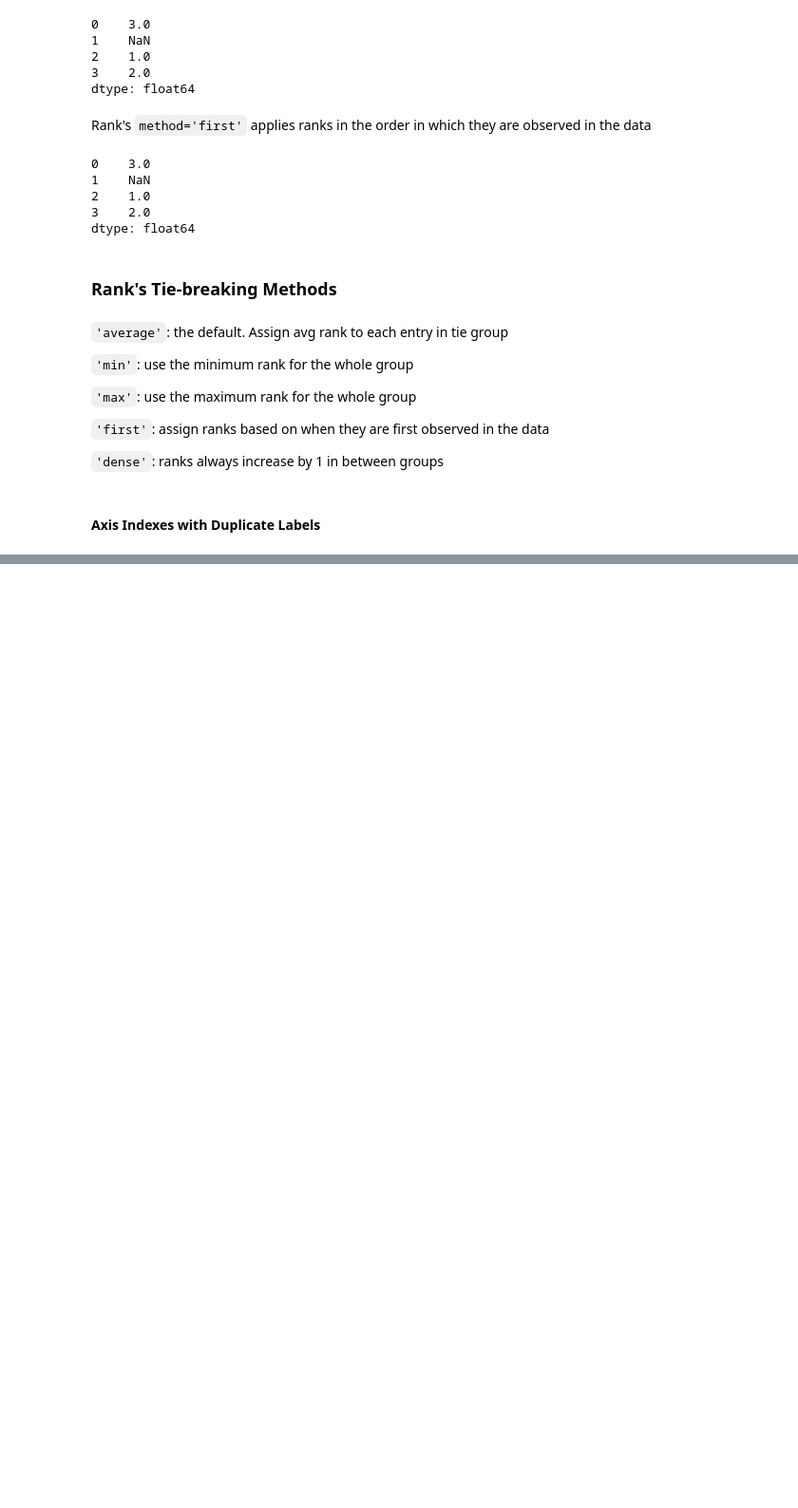
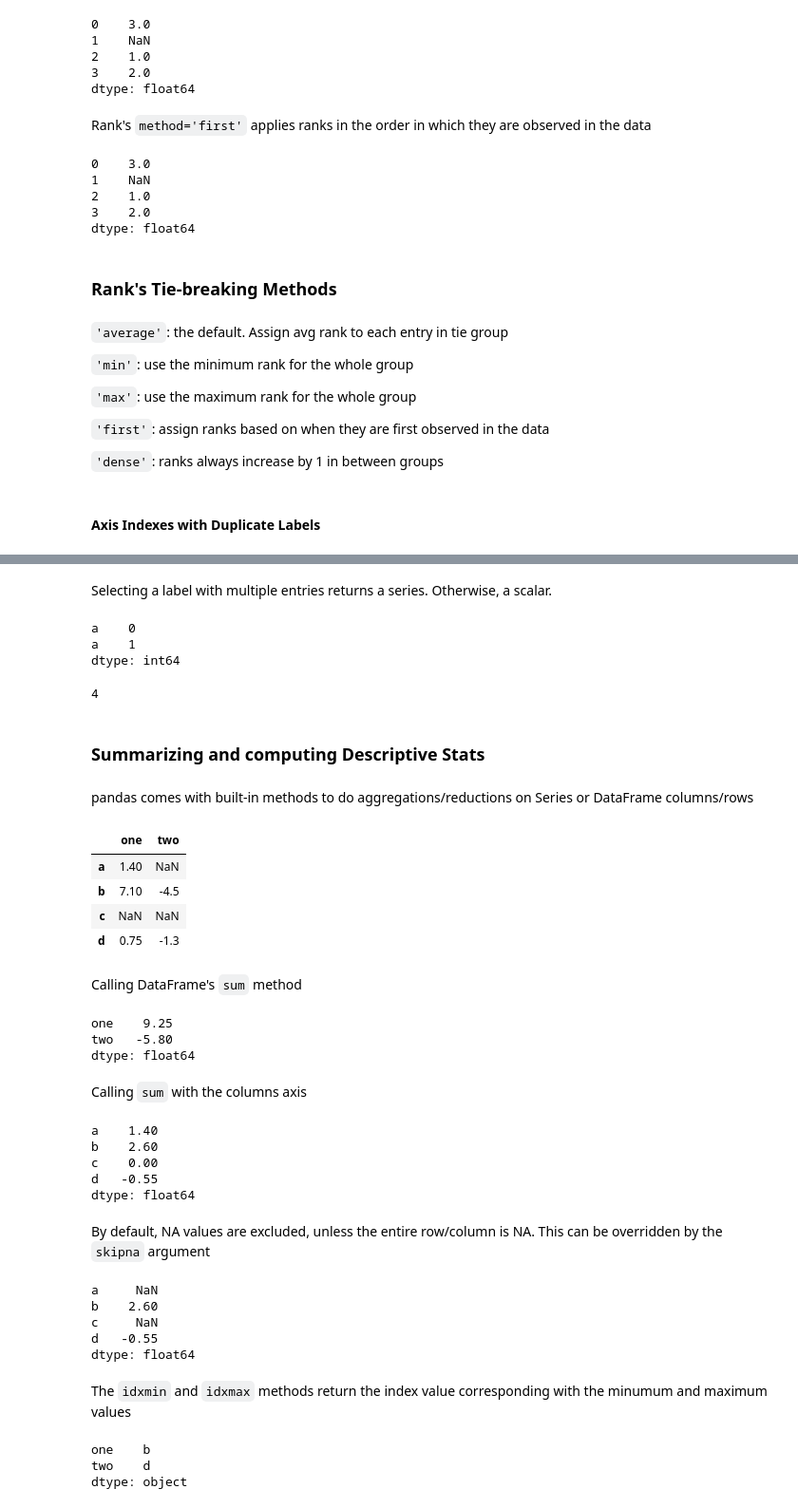
Before and after one commit to segoldma/python-errata, a Jupyter notebook: python_for_data_analysis.ipynb, the cells around one changed output, grey strips where cells are left out. Shown at 95% size. Saved outputs shown, nothing was run; the diff lists cells and outputs as text; code cells hidden in the pictures; blank space fills up the shorter version.

```diff
--- a/python_for_data_analysis.ipynb
+++ b/python_for_data_analysis.ipynb
@@ -1425,0 +1444,65 @@ dtype: float64
+# %% [markdown]
+Selecting a label with multiple entries returns a series. Otherwise, a scalar.
+# %%
+objs['a']
+# %% [output]
+a    0
+a    1
+dtype: int64
+# %%
+objs['c']
+# %% [output]
+4
+# %% [markdown]
+### Summarizing and computing Descriptive Stats
+# %% [markdown]
+pandas comes with built-in methods to do aggregations/reductions on Series or DataFrame columns/rows
+# %%
+df = pd.DataFrame([[1.4,np.nan],[7.1,-4.5],
+                  [np.nan,np.nan],[0.75,-1.3]],
+                 index = ['a','b','c','d'],
+                 columns = ['one','two'])
+
+df
+# %% [output]
+|  | one | two |
+| a | 1.40 | NaN |
+| b | 7.10 | -4.5 |
+| c | NaN | NaN |
+| d | 0.75 | -1.3 |
+# %% [markdown]
+Calling DataFrame's `sum` method
+# %%
+df.sum()
+# %% [output]
+one    9.25
+two   -5.80
+dtype: float64
+# %% [markdown]
+Calling `sum` with the columns axis
+# %%
+df.sum(axis='columns')
+# %% [output]
+a    1.40
+b    2.60
+c    0.00
+d   -0.55
+dtype: float64
+# %% [markdown]
+By default, NA values are excluded, unless the entire row/column is NA. This can be overridden by the `skipna` argument
+# %%
+df.sum(axis='columns', skipna = False)
+# %% [output]
+a     NaN
+b    2.60
+c     NaN
+d   -0.55
+dtype: float64
+# %% [markdown]
+The `idxmin` and `idxmax` methods return the index value corresponding with the minumum and maximum values
+# %%
+df.idxmax()
+# %% [output]
+one    b
+two    d
+dtype: object
```
Also changed, not shown: parts of 11 cells of this notebook.
